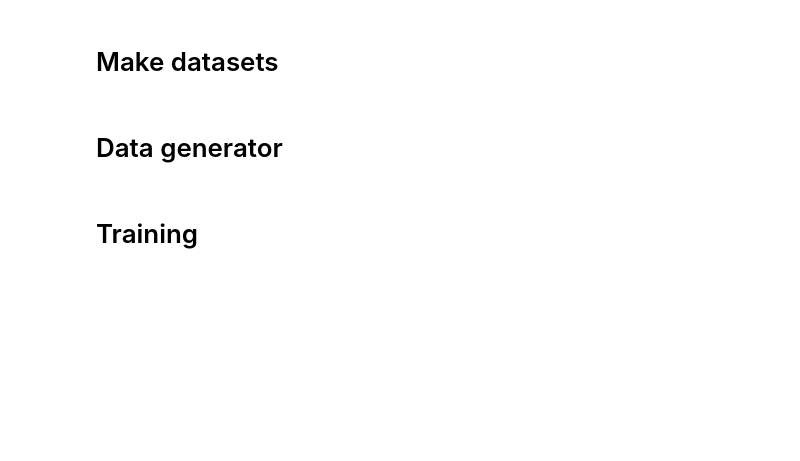
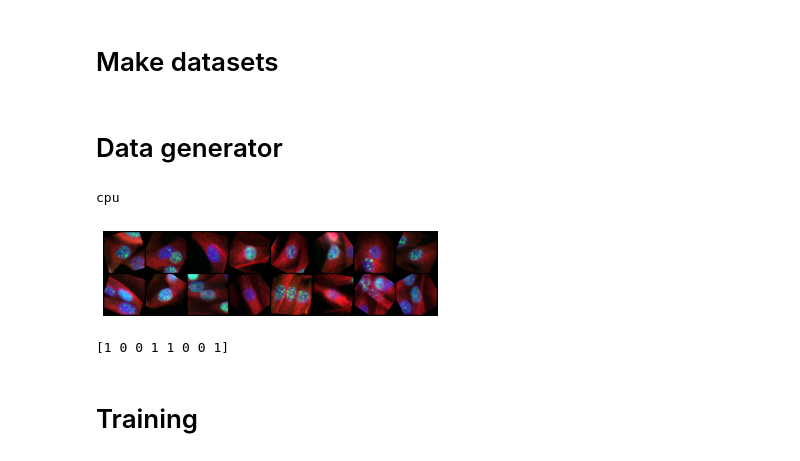
Before and after one commit to hclimente/janus, a Jupyter notebook: siamese_boyd_2019.ipynb, the cells around one changed output. Drawn from its saved outputs; the diff is of its cells as text; code cells hidden in the pictures; blank space fills up the shorter version.

```diff
--- a/siamese_boyd_2019.ipynb
+++ b/siamese_boyd_2019.ipynb
@@ -117,7 +117,7 @@ df_pooled = pd.concat([df_mda231[df_mda231.well.isin(common_wells)],
 # %%
 from src.vis_utils import image_crop_training_set
 
-# choose dataset_index in range(60)
+# choose train_fold_ix in range(60)
 train_fold_ix = 43
 crop_size = 64
 
@@ -131,16 +131,12 @@ def crop_cells(cell_line, fold_ix, crop_size, train_fold_ix=None):
 
     df_fold = df_pooled[df_pooled.well.isin(fold_wells)].copy()
     df_fold = df_fold[df_fold.cell_line == cell_line]
-    moas = df_fold.moa.unique()
-
-    hc_features = list(filter(lambda x : x.startswith('primary') or
-                                         x.startswith('secondary') or
-                                         x.startswith('tertiary'), df_pooled.columns))
 
     # make crops
     ch5_path = '%s/%s/hdf5/' % (data_path, plates[cell_line])
     crops = image_crop_training_set(df_fold, ch5_path, crop_size, 0.5)
     crops = np.moveaxis(crops, 3, 1)
+    crops = torch.from_numpy(crops)
 
 #     print(crops.shape)
 #     print('%.02f Mb' % (sys.getsizeof(crops) / float(10 ** 6)))
@@ -158,36 +154,46 @@ import torchvision
 from datasets import MultiCellDataset
 
 def imshow(img,text=None,should_save=False):
     npimg = img.numpy()
     plt.axis("off")
     if text:
         plt.text(75, 8, text, style='italic',fontweight='bold',
             bbox={'facecolor':'white', 'alpha':0.8, 'pad':10})
     plt.imshow(np.transpose(npimg, (1, 2, 0)))
     plt.show()
 
 def show_plot(iteration,loss):
     plt.plot(iteration,loss)
     plt.show()
 
-training_hosts = ['lion','inu']
+# training params
+train_batch_size = 64
+train_number_epochs = 10000
+train_hosts = ['lion','inu']
 
-if (gethostname() in training_hosts):
+device = torch.device('cuda') if torch.cuda.is_available() else torch.device('cpu')
+print(device)
+
+if (gethostname() in train_hosts):
     mda231 = crop_cells('mda231', train_fold_ix, crop_size)
     mda468 = crop_cells('mda468', train_fold_ix, crop_size)
 
-    siamese_dataset = MultiCellDataset(mda468, mda231, transform=None)
+    siamese_dataset = MultiCellDataset(mda468, mda231)
 
     vis_dataloader = DataLoader(siamese_dataset,
                                 shuffle=True,
                                 num_workers=8,
                                 batch_size=8)
     dataiter = iter(vis_dataloader)
 
     example_batch = next(dataiter)
     concatenated = torch.cat((example_batch[0],example_batch[2]),0)
     imshow(torchvision.utils.make_grid(concatenated))
     print(example_batch[4].numpy())
+# %% [output]
+cpu
+[figure, added]
+[1 0 0 1 1 0 0 1]
 # %% [markdown]
 # Training
 # %%
```
Also changed, not shown: parts of 5 cells of this notebook, 3 other files.
